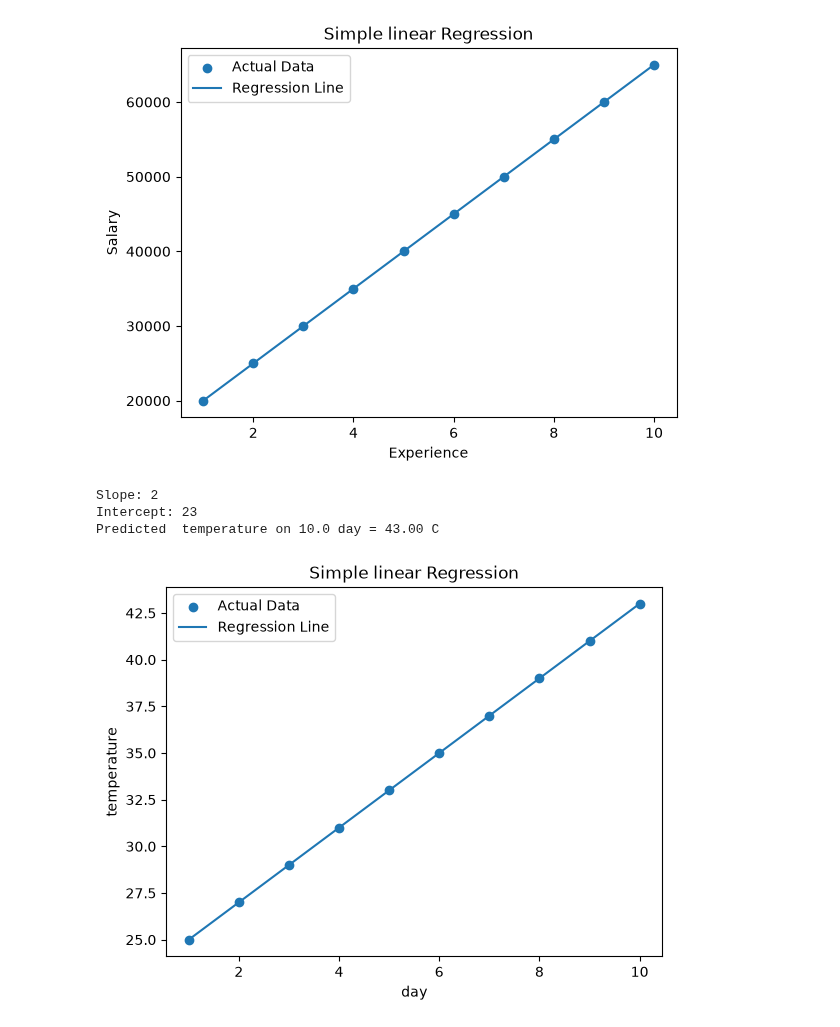
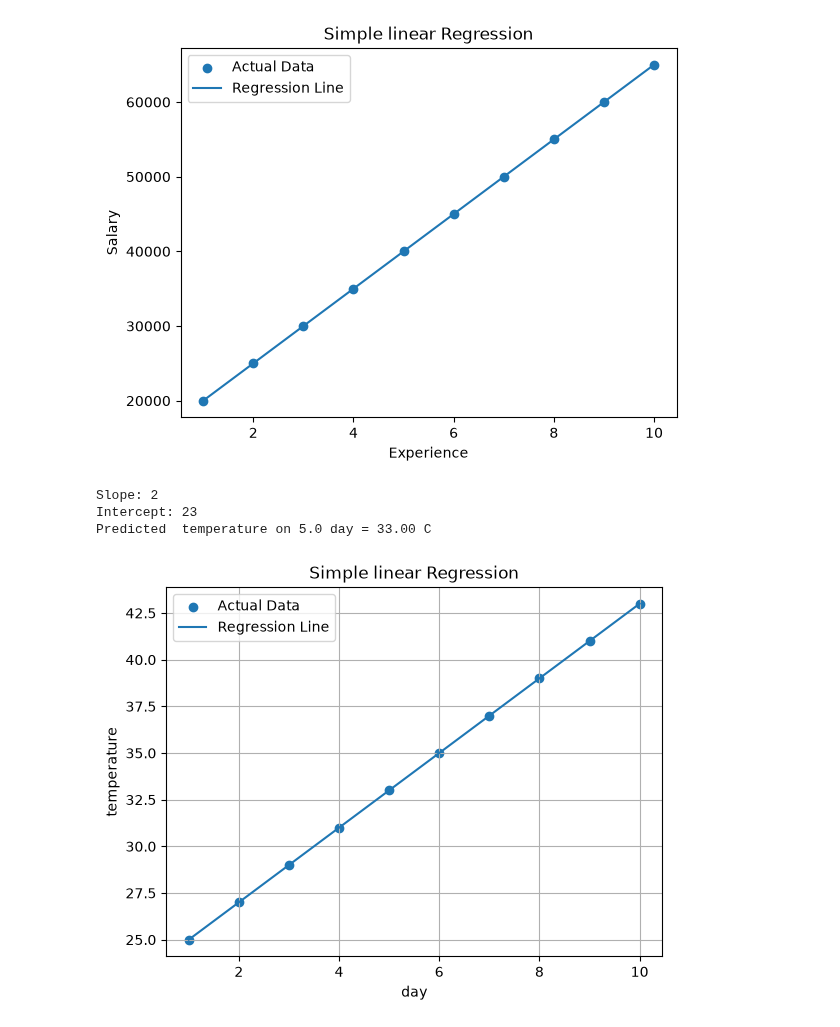
Before and after one commit to ankit-kr-maurya-82/Data-Science, a Jupyter notebook: day12.ipynb, the cells around one changed output. Saved outputs shown, nothing was run; the diff lists cells and outputs as text; code cells hidden in the pictures.

```diff
--- a/day12.ipynb
+++ b/day12.ipynb
@@ -67,32 +67,33 @@ X=df[["Day"]]
 y=df["Temperature"]
 
 # Create Model
 model=LinearRegression()
 
 #Train Model
 model.fit(X,y)
 
 # Parameters
 print("Slope:", round(model.coef_[0]))
 print("Intercept:", round(model.intercept_))
 
 # user input
 day=float(input("ENter day number "))
 
 # Predication
 temp=model.predict([[day]])
 print(f"Predicted  temperature on {day} day = {temp[0]:.2f} C")
 
 #Visualization
 plt.scatter(X,y,label="Actual Data")
 plt.plot(X,model.predict(X),label="Regression Line")
 plt.xlabel("day")
 plt.ylabel("temperature")
 plt.title("Simple linear Regression")
+plt.grid()
 plt.legend()
 plt.show()
 # %% [output]
 Slope: 2
 Intercept: 23
-Predicted  temperature on 10.0 day = 43.00 C
+Predicted  temperature on 5.0 day = 33.00 C
-[figure, old version]
+[figure, new version]
```
Also changed, not shown: parts of 3 cells of this notebook.
